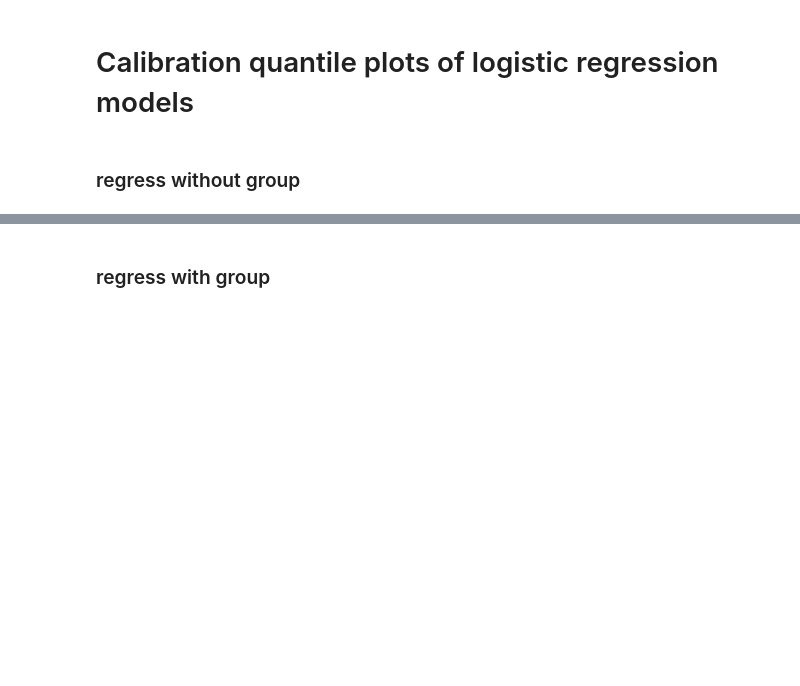
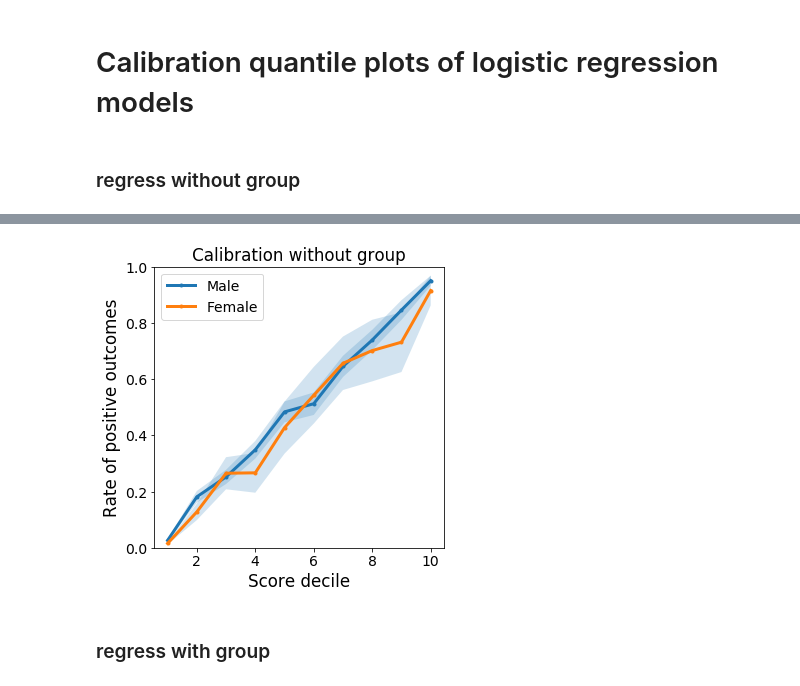
Before and after one commit to lydiatliu/unconstrainedml, a Jupyter notebook: adult.ipynb, the cells around one changed output, grey strips where cells are left out. Cells and saved outputs as stored; diff of their text form; code cells hidden in the pictures; blank space fills up the shorter version.

```diff
--- a/adult.ipynb
+++ b/adult.ipynb
@@ -478,8 +485,11 @@ plot_calib(marginals,"race",title_string="Calibration without group", use_quanti
 # %%
 genders = ['Female', 'Male']
-_,_,_,marginals = one_feature_expt(original,0,True) #gender
+_,_,_,marginals = one_feature_expt(original,0,gender=True) #gender
 
-plot_calib(marginals,"gender",title_string="Calibration without group", use_quantiles=False)
+plot_calib(marginals,"gender",title_string="Calibration without group", use_quantiles=False,
+           string='adult_calibration_gender_nogroup_errbar')
+# %% [output]
+[figure, added]
 # %% [markdown]
 ### regress with group
 # %%
```
Also changed, not shown: parts of 10 cells of this notebook, 2 other files.
